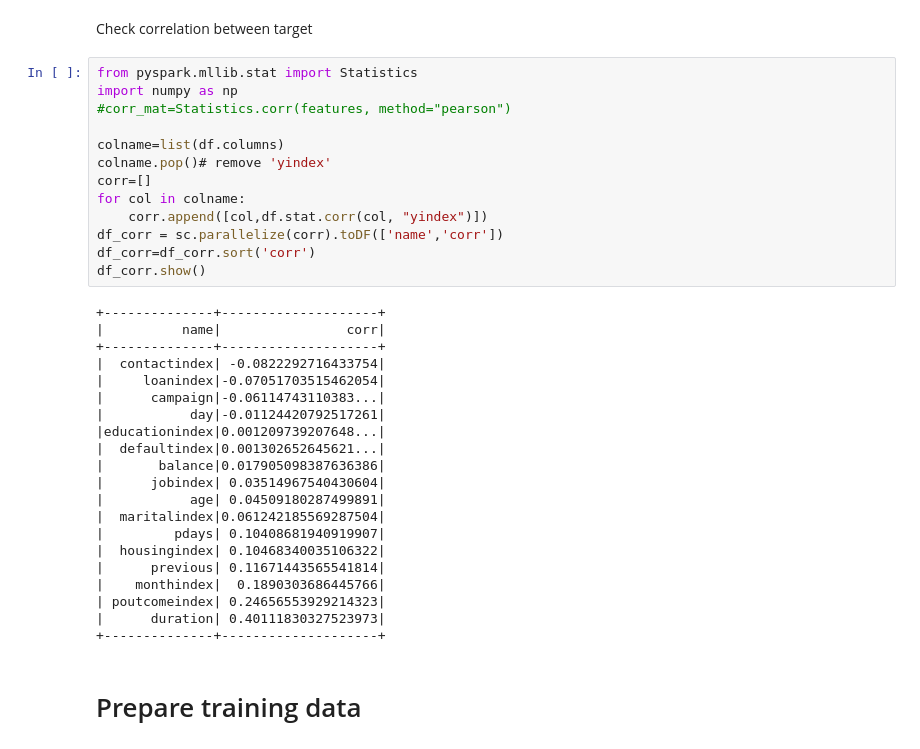
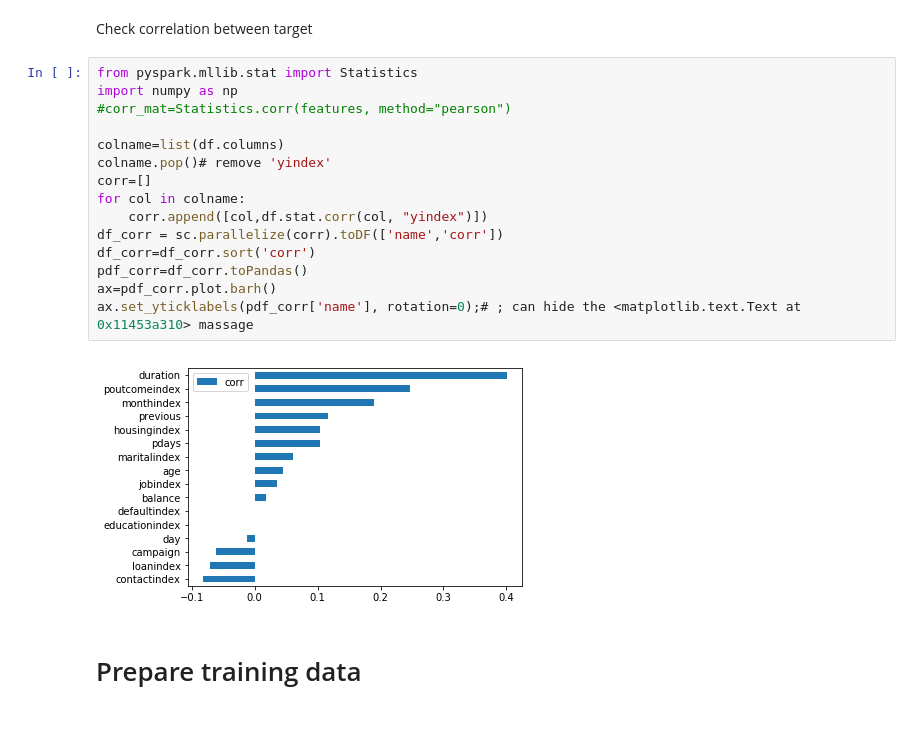
Before and after one commit to changyic98/sparkML, a Jupyter notebook: simple_sparkML.ipynb, the cells around one changed output. Drawn from its saved outputs; the diff is of its cells as text.

```diff
--- a/simple_sparkML.ipynb
+++ b/simple_sparkML.ipynb
@@ -118,37 +122,20 @@ Check correlation between target
 # %%
 from pyspark.mllib.stat import Statistics
 import numpy as np
 #corr_mat=Statistics.corr(features, method="pearson")
 
 colname=list(df.columns)
 colname.pop()# remove 'yindex'
 corr=[]
 for col in colname:
     corr.append([col,df.stat.corr(col, "yindex")])
 df_corr = sc.parallelize(corr).toDF(['name','corr'])
 df_corr=df_corr.sort('corr')
-df_corr.show()
+pdf_corr=df_corr.toPandas()
+ax=pdf_corr.plot.barh()
+ax.set_yticklabels(pdf_corr['name'], rotation=0);# ; can hide the <matplotlib.text.Text at 0x11453a310> massage
 # %% [output]
-+--------------+--------------------+
-|          name|                corr|
-+--------------+--------------------+
-|  contactindex| -0.0822292716433754|
-|     loanindex|-0.07051703515462054|
-|      campaign|-0.06114743110383...|
-|           day|-0.01124420792517261|
-|educationindex|0.001209739207648...|
-|  defaultindex|0.001302652645621...|
-|       balance|0.017905098387636386|
-|      jobindex| 0.03514967540430604|
-|           age| 0.04509180287499891|
-|  maritalindex|0.061242185569287504|
-|         pdays| 0.10408681940919907|
-|  housingindex| 0.10468340035106322|
-|      previous| 0.11671443565541814|
-|    monthindex|  0.1890303686445766|
-| poutcomeindex| 0.24656553929214323|
-|      duration| 0.40111830327523973|
-+--------------+--------------------+
+[figure, added]
 # %% [markdown]
 # Prepare training data
 # %%
```
Also changed, not shown: parts of 10 cells of this notebook.
